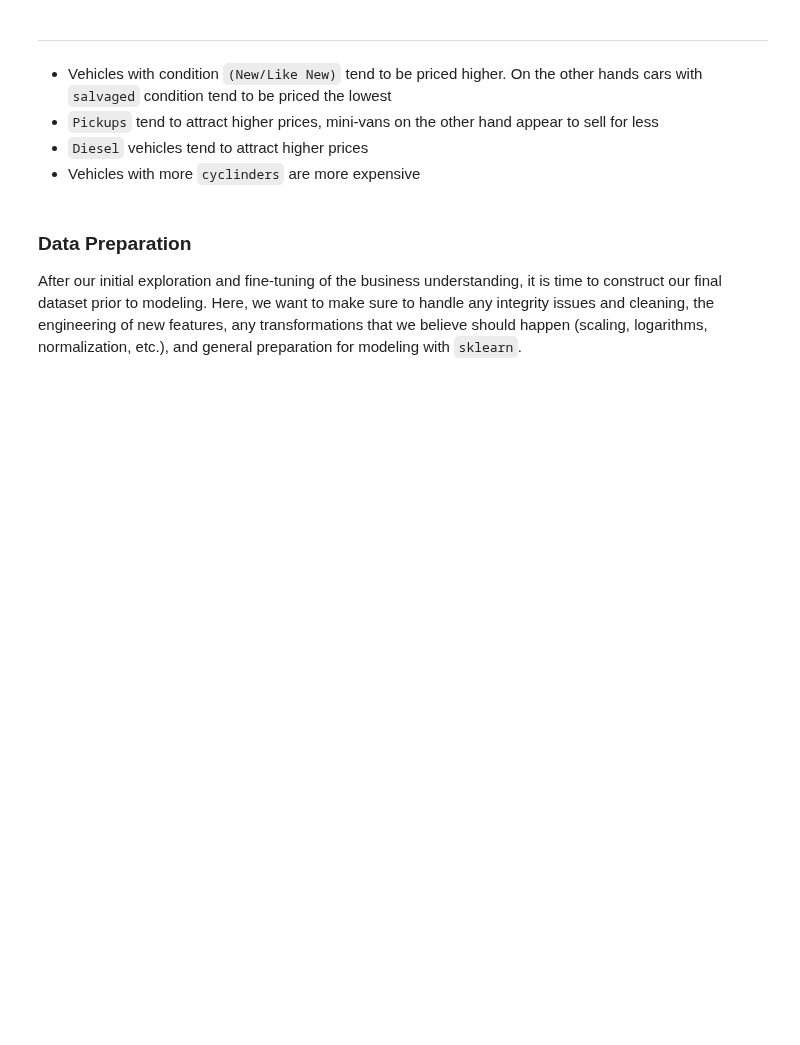
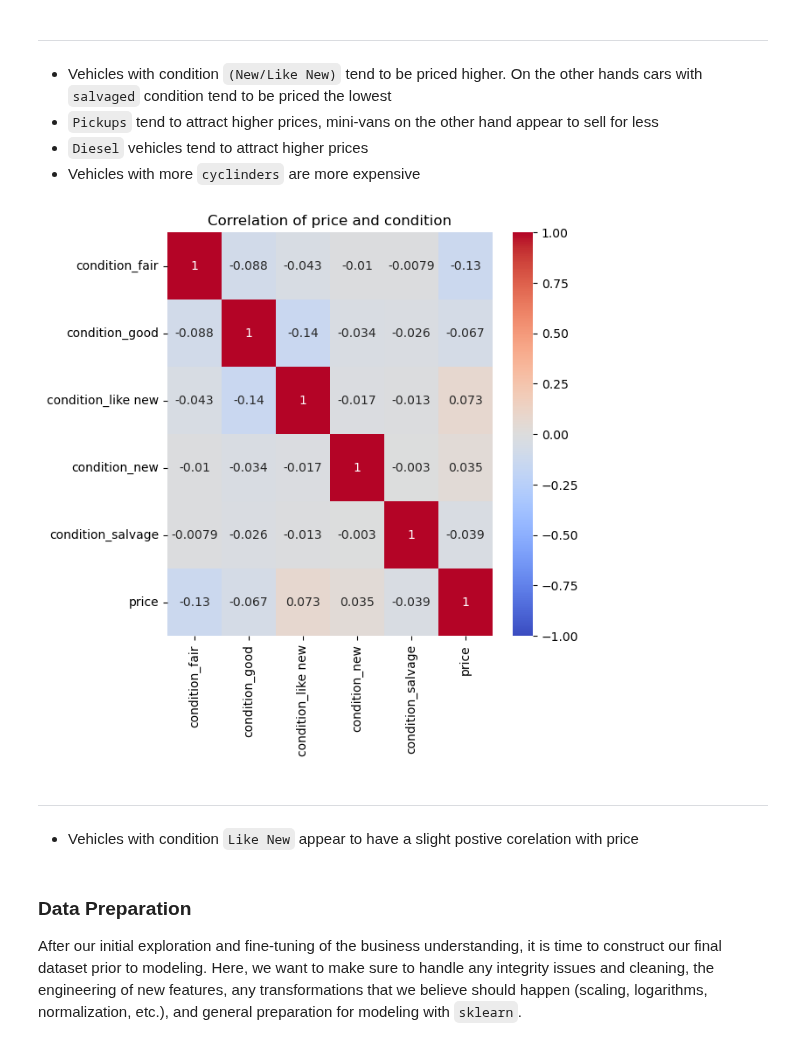
Before and after one commit to mgk2014/PCMLAI-cars, a Jupyter notebook: prompt_A.ipynb, the cells around one changed output. Drawn from its saved outputs; the diff is of its cells as text; code cells hidden in the pictures; blank space fills up the shorter version.

```diff
--- a/prompt_A.ipynb
+++ b/prompt_A.ipynb
@@ -198,6 +190,7 @@ vehicles_clean.shape
 # %% [output]
 (244870, 12)
 # %%
+
 # convert cylinders to numeric values
 
 vehicles_clean['cylinders'] = vehicles_clean['cylinders'].str.replace('cylinders', '', regex=False)
@@ -205,7 +198,12 @@ vehicles_clean['cylinders'] = vehicles_clean['cylinders'].str.replace('cylinders
 vehicles_clean['cylinders_numeric'] = pd.to_numeric(vehicles_clean['cylinders'], errors='coerce', downcast='integer')
 print(vehicles_clean['cylinders_numeric'].value_counts())
 
-vehicles_clean = vehicles_clean.drop(columns = 'cylinders')
+vehicles_clean.drop(columns = 'cylinders', inplace=True)
+
+# dropping all the rows will null values, drops about 90% of the data. This is not ideal. However this does imove the r2 scores
+# this code has been commented out, and was used to run the whole program for evaluation purposes only
+#
+# vehicles_clean.dropna(inplace=True)
 # %% [output]
 cylinders_numeric
 4.0     56018
@@ -426,6 +412,31 @@ plt.show()
 * `Pickups` tend to attract higher prices, mini-vans on the other hand appear to sell for less
 * `Diesel` vehicles tend to attract higher prices
 * Vehicles with more `cyclinders` are more expensive
+# %%
+# check the correlation between the categorical variables and price
+#
+df = pd.get_dummies(vehicles_clean,
+                    columns=['condition', 'fuel', 'title_status', 'transmission', 'type'],
+                    drop_first=True,dtype='int64')
+
+df.drop(columns = ['drive', 'paint_color', 'manufacturer'], inplace=True)
+
+import re
+pattern = re.compile(r'condition')
+selected_columns = pd.Series([col for col in df.columns if pattern.search(col)])
+selected_columns = pd.concat([selected_columns, pd.Series(['price'])])
+
+filtered_df = df[selected_columns].dropna()
+
+plt.figure(figsize=(6, 6))
+sns.heatmap(filtered_df.corr(numeric_only=True), annot=True, cmap='coolwarm', vmin=-1, vmax=1)
+plt.title('Correlation of price and condition')
+plt.show()
+# %% [output]
+[figure, added]
+# %% [markdown]
+---
+* Vehicles with condition `Like New` appear to have a slight postive corelation with price
 # %% [markdown]
 ### Data Preparation
 
```
Also changed, not shown: parts of 18 cells of this notebook.
